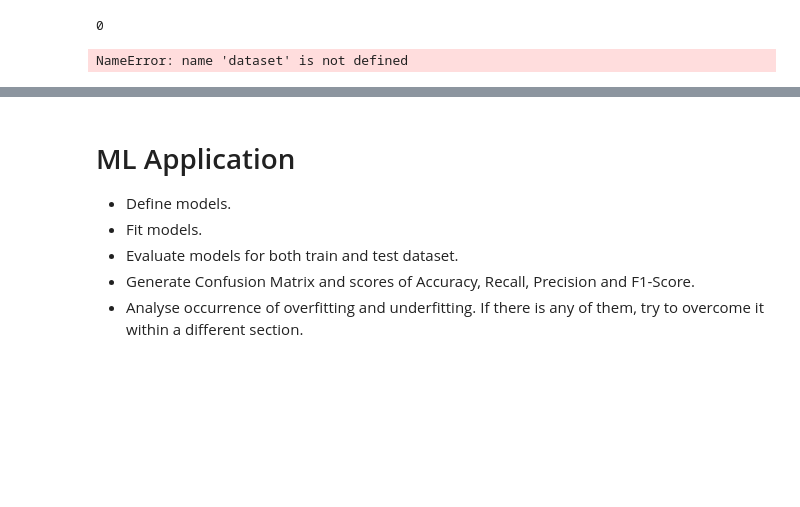
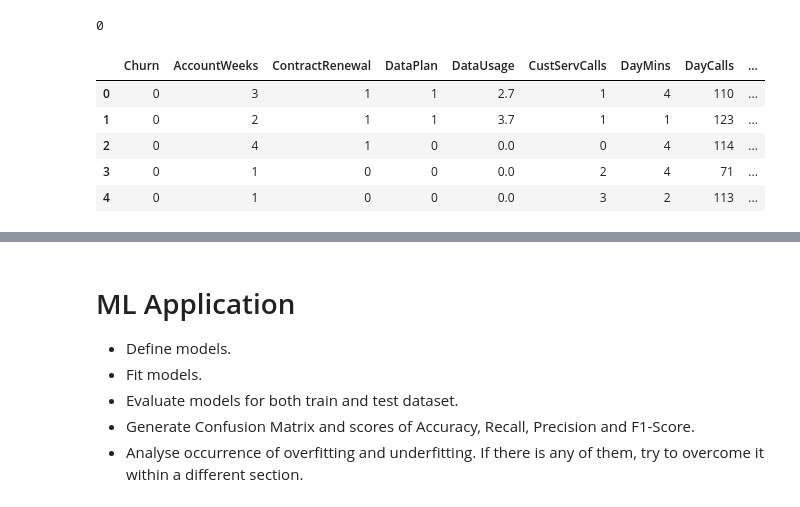
Before and after one commit to RancyChepchirchir/ML_Course_9-11-20, a Jupyter notebook: Project/09-11-2020 ML Course Nigeria Project 'Rancy_Chepchirchir'.ipynb, the cells around one changed output, grey strips where cells are left out. Saved outputs shown, nothing was run; the diff lists cells and outputs as text; code cells hidden in the pictures; blank space fills up the shorter version.

```diff
--- a/Project/09-11-2020 ML Course Nigeria Project 'Rancy_Chepchirchir'.ipynb
+++ b/Project/09-11-2020 ML Course Nigeria Project 'Rancy_Chepchirchir'.ipynb
@@ -147,5 +152,9 @@ data.duplicated().sum()
-# %%
-#new features; Building dummy/binary variables
-data = pd.get_dummies(data)
-# %% [output]
-NameError: name 'dataset' is not defined
+# %%
+data.head()
+# %% [output]
+|  | Churn | AccountWeeks | ContractRenewal | DataPlan | DataUsage | CustServCalls | DayMins | DayCalls | ... |
+| 0 | 0 | 3 | 1 | 1 | 2.7 | 1 | 4 | 110 | ... |
+| 1 | 0 | 2 | 1 | 1 | 3.7 | 1 | 1 | 123 | ... |
+| 2 | 0 | 4 | 1 | 0 | 0.0 | 0 | 4 | 114 | ... |
+| 3 | 0 | 1 | 0 | 0 | 0.0 | 2 | 4 | 71 | ... |
+| 4 | 0 | 1 | 0 | 0 | 0.0 | 3 | 2 | 113 | ... |
```
Also changed, not shown: parts of 31 cells of this notebook.
